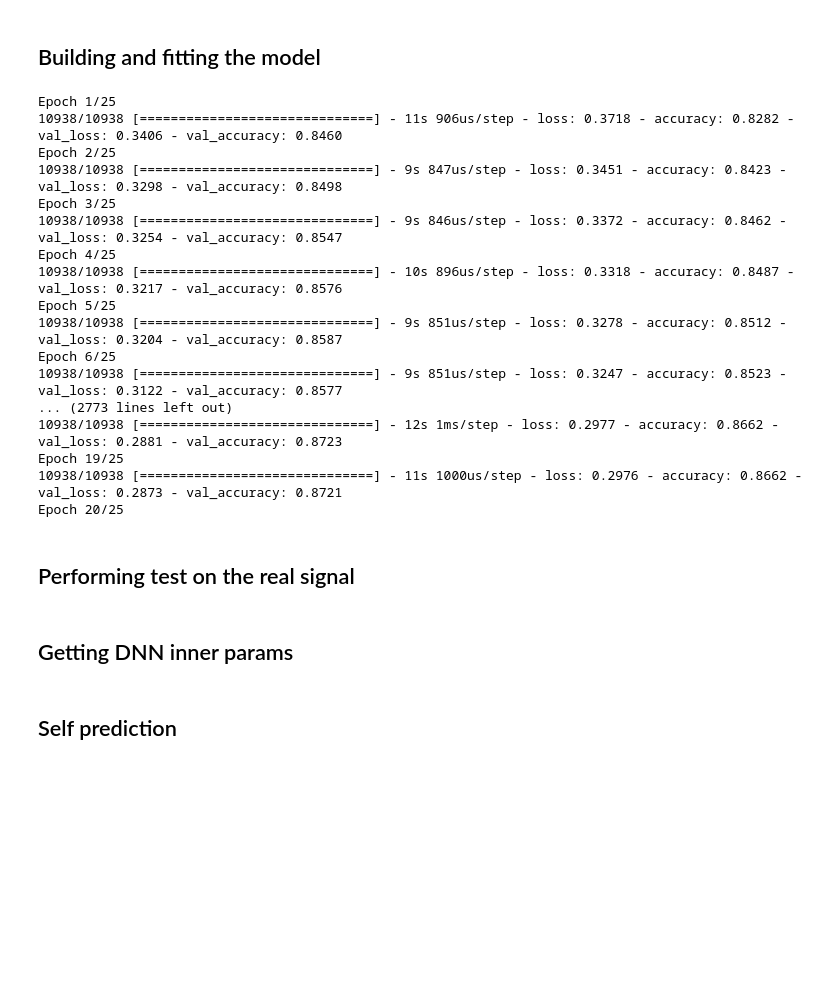
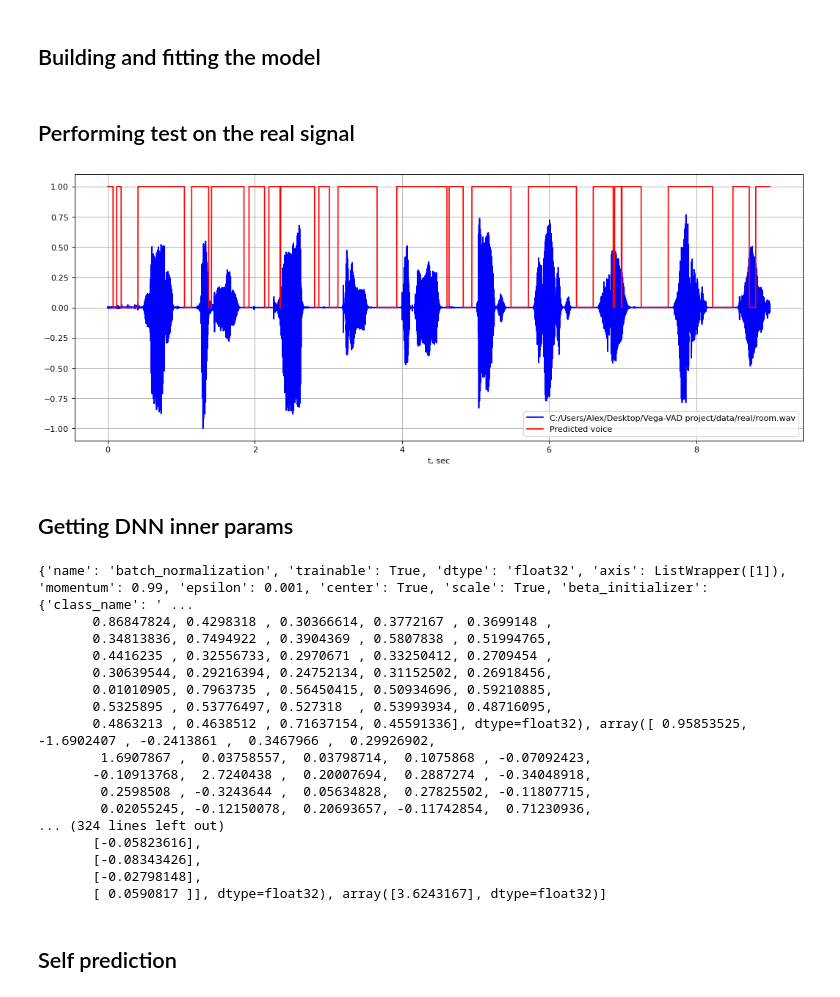
Before and after one commit to AlexKly/Simple-Voice-Activity-Detector-using-MFCC-based-on-FPGA-Kintex, a Jupyter notebook: Python source/DNN modeling.ipynb, the cells around one changed output. Drawn from its saved outputs; the diff is of its cells as text; code cells hidden in the pictures; blank space fills up the shorter version.

```diff
--- a/Python source/DNN modeling.ipynb
+++ b/Python source/DNN modeling.ipynb
@@ -50,8 +50,8 @@ structure_info = {
     'v8': 'DNN: {32, 32, 32, 1}'
 }
 
-current_version = 'v3'
-TRAIN_MODE = True
+current_version = 'v1'
+TRAIN_MODE = False
 
 # Features:
 SAMPLE_RATE = 16000
@@ -131,24 +131,6 @@ if TRAIN_MODE:
 
 # If you want to load the model:
 model = loadModel(models_inst[current_version])
-# %% [output]
-Epoch 1/25
-10938/10938 [==============================] - 11s 906us/step - loss: 0.3718 - accuracy: 0.8282 - val_loss: 0.3406 - val_accuracy: 0.8460
-Epoch 2/25
-10938/10938 [==============================] - 9s 847us/step - loss: 0.3451 - accuracy: 0.8423 - val_loss: 0.3298 - val_accuracy: 0.8498
-Epoch 3/25
-10938/10938 [==============================] - 9s 846us/step - loss: 0.3372 - accuracy: 0.8462 - val_loss: 0.3254 - val_accuracy: 0.8547
-Epoch 4/25
-10938/10938 [==============================] - 10s 896us/step - loss: 0.3318 - accuracy: 0.8487 - val_loss: 0.3217 - val_accuracy: 0.8576
-Epoch 5/25
-10938/10938 [==============================] - 9s 851us/step - loss: 0.3278 - accuracy: 0.8512 - val_loss: 0.3204 - val_accuracy: 0.8587
-Epoch 6/25
-10938/10938 [==============================] - 9s 851us/step - loss: 0.3247 - accuracy: 0.8523 - val_loss: 0.3122 - val_accuracy: 0.8577
-... (2773 lines left out)
-10938/10938 [==============================] - 12s 1ms/step - loss: 0.2977 - accuracy: 0.8662 - val_loss: 0.2881 - val_accuracy: 0.8723
-Epoch 19/25
-10938/10938 [==============================] - 11s 1000us/step - loss: 0.2976 - accuracy: 0.8662 - val_loss: 0.2873 - val_accuracy: 0.8721
-Epoch 20/25
 # %% [markdown]
 ## Performing test on the real signal
 # %%
@@ -198,29 +180,53 @@ def combine_labels(sig: np.ndarray, labels: np.ndarray, frame_length: int, frame
     return time_series_labels_speech
 # %%
 # Get plot:
-def plot_result_VAD(sound: np.ndarray, labels: np.ndarray) -> None:
-    plt.figure(num=None, figsize=(16, 9), dpi=80, facecolor='w', edgecolor='k')
+def plot_result_VAD(sound: np.ndarray, sample_rate: float, labels: np.ndarray, filename: str) -> None:
+    time_line = np.linspace(0, sound.shape[0] / sample_rate, sound.shape[0])
 
-    plt.plot(sound / max(abs(sound)), color='blue')
-    plt.plot(labels, color='red')
+    plt.figure(num=None, figsize=(16, 6), dpi=80, facecolor='w', edgecolor='k')
+    plt.plot(time_line, sound / max(abs(sound)), color='blue')
+    plt.plot(time_line, labels, color='red')
+    plt.xlabel('t, sec')
+    plt.grid()
+    plt.legend([filename, 'Predicted voice'])
 # %%
 # Read the wav file:
 (sample_rate, sig) = wav.read(REAL_SIGNAL)
 sig = resampy.resample(x=sig, sr_orig=sample_rate, sr_new=SAMPLE_RATE)
 
 features = getFeatures(sig=sig)
 labels_MLPClassifier = model.predict(features)
 
 op_MLPClassifier = combine_labels(sig=sig,
                                   labels=labels_MLPClassifier,
                                   frame_length=FRAME_LENGTH,
                                   frame_step=FRAME_STEP,
                                   sample_rate=SAMPLE_RATE)
-plot_result_VAD(sound=sig, labels=op_MLPClassifier)
+plot_result_VAD(sound=sig, sample_rate=SAMPLE_RATE, labels=op_MLPClassifier, filename=REAL_SIGNAL)
+# %% [output]
+[figure, added]
 # %% [markdown]
 ## Getting DNN inner params
 # %%
 for layer in model.layers: print(layer.get_config(), layer.get_weights())
+# %% [output]
+{'name': 'batch_normalization', 'trainable': True, 'dtype': 'float32', 'axis': ListWrapper([1]), 'momentum': 0.99, 'epsilon': 0.001, 'center': True, 'scale': True, 'beta_initializer': {'class_name': ' ...
+       0.86847824, 0.4298318 , 0.30366614, 0.3772167 , 0.3699148 ,
+       0.34813836, 0.7494922 , 0.3904369 , 0.5807838 , 0.51994765,
+       0.4416235 , 0.32556733, 0.2970671 , 0.33250412, 0.2709454 ,
+       0.30639544, 0.29216394, 0.24752134, 0.31152502, 0.26918456,
+       0.01010905, 0.7963735 , 0.56450415, 0.50934696, 0.59210885,
+       0.5325895 , 0.53776497, 0.527318  , 0.53993934, 0.48716095,
+       0.4863213 , 0.4638512 , 0.71637154, 0.45591336], dtype=float32), array([ 0.95853525, -1.6902407 , -0.2413861 ,  0.3467966 ,  0.29926902,
+        1.6907867 ,  0.03758557,  0.03798714,  0.1075868 , -0.07092423,
+       -0.10913768,  2.7240438 ,  0.20007694,  0.2887274 , -0.34048918,
+        0.2598508 , -0.3243644 ,  0.05634828,  0.27825502, -0.11807715,
+        0.02055245, -0.12150078,  0.20693657, -0.11742854,  0.71230936,
+... (324 lines left out)
+       [-0.05823616],
+       [-0.08343426],
+       [-0.02798148],
+       [ 0.0590817 ]], dtype=float32), array([3.6243167], dtype=float32)]
 # %% [markdown]
 ## Self prediction
 # %%
```
Also changed, not shown: parts of 6 cells of this notebook, 3 other files.
